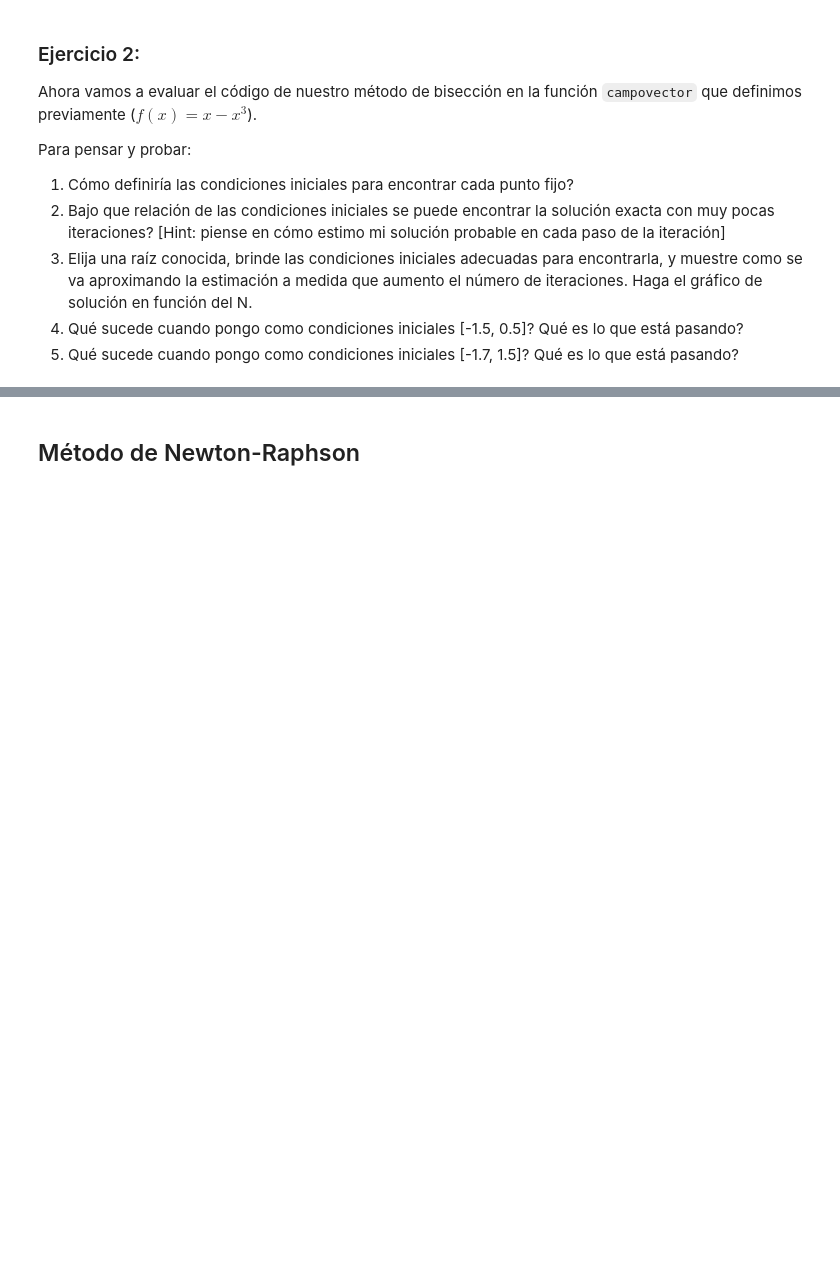
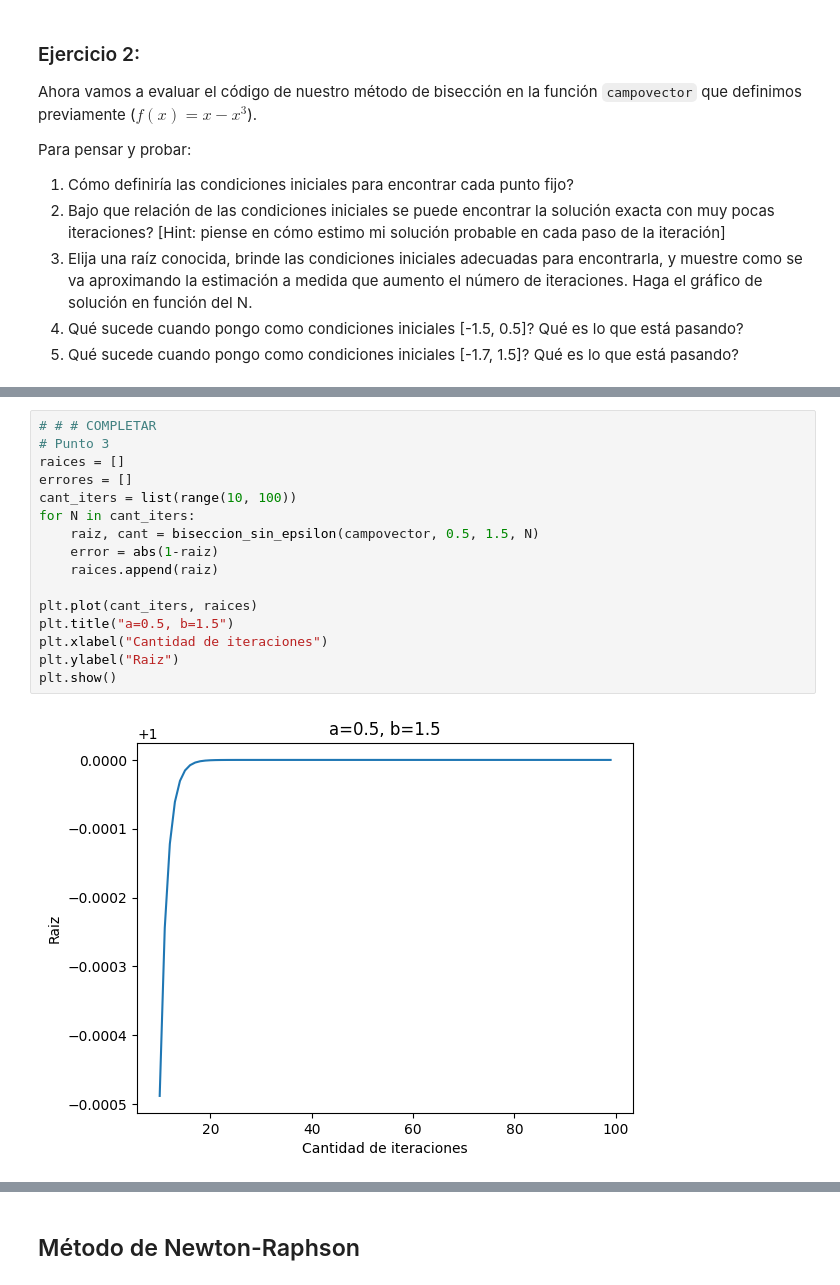
Before and after one commit to HBocaccio/NumLabIMC, a Jupyter notebook: Colabs/nb01_Raices.ipynb, the cells around one changed output, grey strips where cells are left out. Saved outputs shown, nothing was run; the diff lists cells and outputs as text; blank space fills up the shorter version.

```diff
--- a/Colabs/nb01_Raices.ipynb
+++ b/Colabs/nb01_Raices.ipynb
@@ -219,0 +273,18 @@ Para pensar y probar:
+# %%
+# # # COMPLETAR
+# Punto 3
+raices = []
+errores = []
+cant_iters = list(range(10, 100))
+for N in cant_iters:
+    raiz, cant = biseccion_sin_epsilon(campovector, 0.5, 1.5, N)
+    error = abs(1-raiz)
+    raices.append(raiz)
+
+plt.plot(cant_iters, raices)
+plt.title("a=0.5, b=1.5")
+plt.xlabel("Cantidad de iteraciones")
+plt.ylabel("Raiz")
+plt.show()
+# %% [output]
+[figure, added]
```
Also changed, not shown: parts of 15 cells of this notebook.
